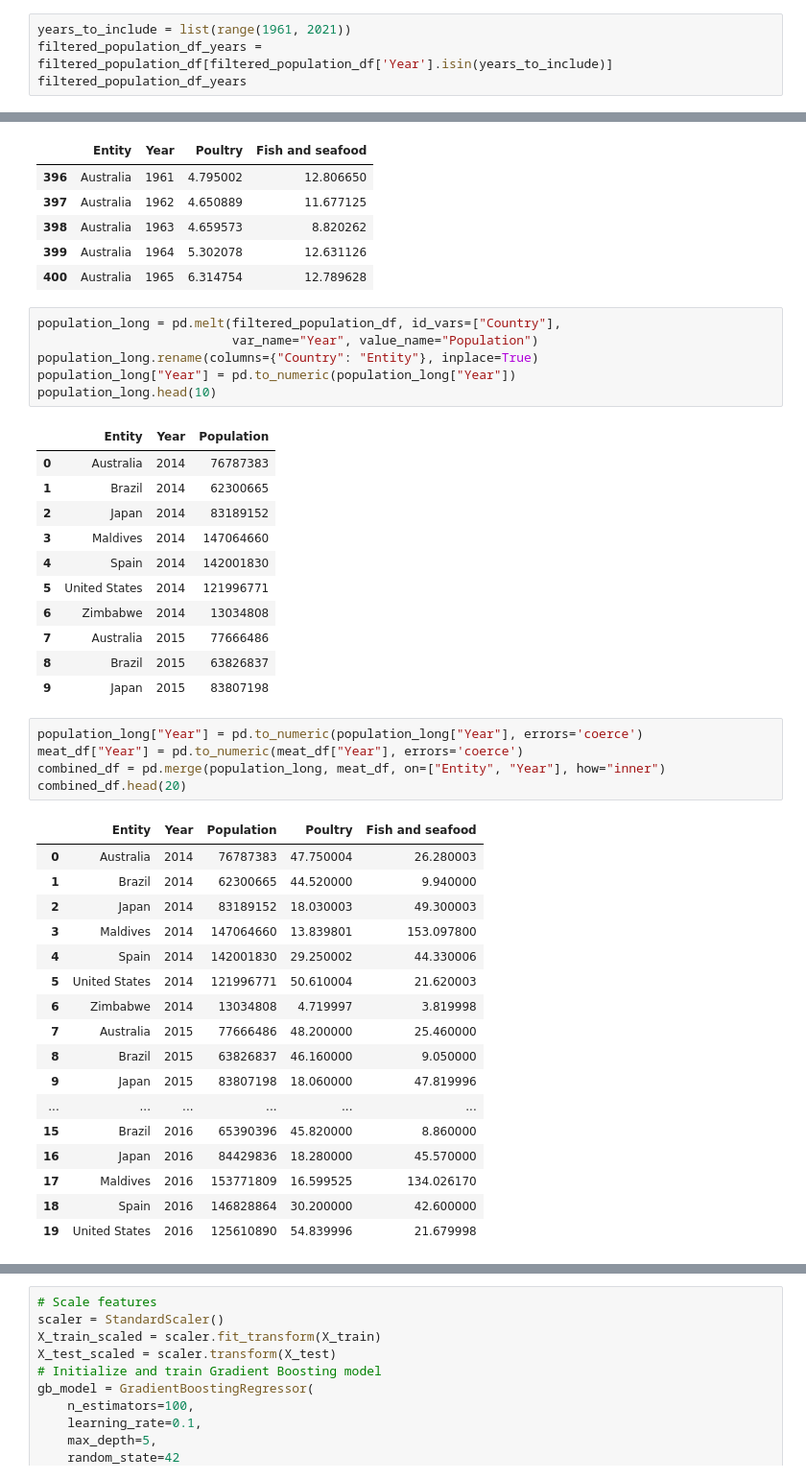
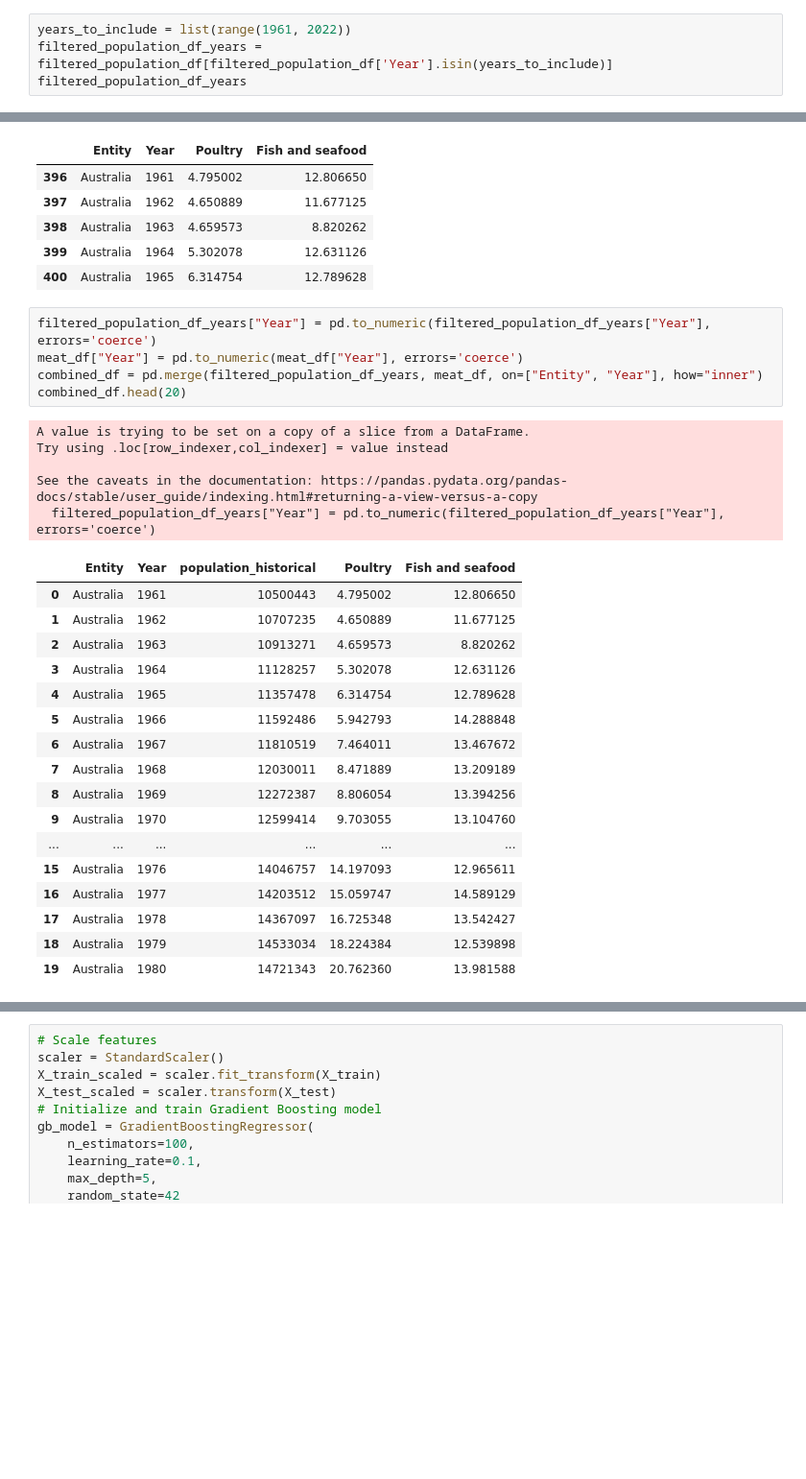
Before and after one commit to seccodingguy/Team1---Project2, a Jupyter notebook: Team2Project.ipynb, the cells around one changed output, grey strips where cells are left out. Shown at 96% size. Cells and saved outputs as stored; diff of their text form; blank space fills up the shorter version.

```diff
--- a/Team2Project.ipynb
+++ b/Team2Project.ipynb
@@ -54,7 +54,7 @@ print(filtered_population_df)
 
 [1790 rows x 3 columns]
 # %%
-years_to_include = list(range(1961, 2021))
+years_to_include = list(range(1961, 2022))
 filtered_population_df_years = filtered_population_df[filtered_population_df['Year'].isin(years_to_include)]
 filtered_population_df_years
 # %% [output]
@@ -82,47 +82,34 @@ meat_df.head()
 | 398 | Australia | 1963 | 4.659573 | 8.820262 |
 | 399 | Australia | 1964 | 5.302078 | 12.631126 |
 | 400 | Australia | 1965 | 6.314754 | 12.789628 |
-# %%
-population_long = pd.melt(filtered_population_df, id_vars=["Country"],
-                          var_name="Year", value_name="Population")
-population_long.rename(columns={"Country": "Entity"}, inplace=True)
-population_long["Year"] = pd.to_numeric(population_long["Year"])
-population_long.head(10)
-# %% [output]
-|  | Entity | Year | Population |
-| 0 | Australia | 2014 | 76787383 |
-| 1 | Brazil | 2014 | 62300665 |
-| 2 | Japan | 2014 | 83189152 |
-| 3 | Maldives | 2014 | 147064660 |
-| 4 | Spain | 2014 | 142001830 |
-| 5 | United States | 2014 | 121996771 |
-| 6 | Zimbabwe | 2014 | 13034808 |
-| 7 | Australia | 2015 | 77666486 |
-| 8 | Brazil | 2015 | 63826837 |
-| 9 | Japan | 2015 | 83807198 |
 # %%
-population_long["Year"] = pd.to_numeric(population_long["Year"], errors='coerce')
+filtered_population_df_years["Year"] = pd.to_numeric(filtered_population_df_years["Year"], errors='coerce')
 meat_df["Year"] = pd.to_numeric(meat_df["Year"], errors='coerce')
-combined_df = pd.merge(population_long, meat_df, on=["Entity", "Year"], how="inner")
+combined_df = pd.merge(filtered_population_df_years, meat_df, on=["Entity", "Year"], how="inner")
 combined_df.head(20)
 # %% [output]
+A value is trying to be set on a copy of a slice from a DataFrame.
+Try using .loc[row_indexer,col_indexer] = value instead
+
+See the caveats in the documentation: https://pandas.pydata.org/pandas-docs/stable/user_guide/indexing.html#returning-a-view-versus-a-copy
+  filtered_population_df_years["Year"] = pd.to_numeric(filtered_population_df_years["Year"], errors='coerce')
-|  | Entity | Year | Population | Poultry | Fish and seafood |
-| 0 | Australia | 2014 | 76787383 | 47.750004 | 26.280003 |
-| 1 | Brazil | 2014 | 62300665 | 44.520000 | 9.940000 |
-| 2 | Japan | 2014 | 83189152 | 18.030003 | 49.300003 |
-| 3 | Maldives | 2014 | 147064660 | 13.839801 | 153.097800 |
-| 4 | Spain | 2014 | 142001830 | 29.250002 | 44.330006 |
-| 5 | United States | 2014 | 121996771 | 50.610004 | 21.620003 |
-| 6 | Zimbabwe | 2014 | 13034808 | 4.719997 | 3.819998 |
-| 7 | Australia | 2015 | 77666486 | 48.200000 | 25.460000 |
-| 8 | Brazil | 2015 | 63826837 | 46.160000 | 9.050000 |
-| 9 | Japan | 2015 | 83807198 | 18.060000 | 47.819996 |
+|  | Entity | Year | population_historical | Poultry | Fish and seafood |
+| 0 | Australia | 1961 | 10500443 | 4.795002 | 12.806650 |
+| 1 | Australia | 1962 | 10707235 | 4.650889 | 11.677125 |
+| 2 | Australia | 1963 | 10913271 | 4.659573 | 8.820262 |
+| 3 | Australia | 1964 | 11128257 | 5.302078 | 12.631126 |
+| 4 | Australia | 1965 | 11357478 | 6.314754 | 12.789628 |
+| 5 | Australia | 1966 | 11592486 | 5.942793 | 14.288848 |
+| 6 | Australia | 1967 | 11810519 | 7.464011 | 13.467672 |
+| 7 | Australia | 1968 | 12030011 | 8.471889 | 13.209189 |
+| 8 | Australia | 1969 | 12272387 | 8.806054 | 13.394256 |
+| 9 | Australia | 1970 | 12599414 | 9.703055 | 13.104760 |
 | ... | ... | ... | ... | ... | ... |
-| 15 | Brazil | 2016 | 65390396 | 45.820000 | 8.860000 |
-| 16 | Japan | 2016 | 84429836 | 18.280000 | 45.570000 |
-| 17 | Maldives | 2016 | 153771809 | 16.599525 | 134.026170 |
-| 18 | Spain | 2016 | 146828864 | 30.200000 | 42.600000 |
-| 19 | United States | 2016 | 125610890 | 54.839996 | 21.679998 |
+| 15 | Australia | 1976 | 14046757 | 14.197093 | 12.965611 |
+| 16 | Australia | 1977 | 14203512 | 15.059747 | 14.589129 |
+| 17 | Australia | 1978 | 14367097 | 16.725348 | 13.542427 |
+| 18 | Australia | 1979 | 14533034 | 18.224384 | 12.539898 |
+| 19 | Australia | 1980 | 14721343 | 20.762360 | 13.981588 |
 # %%
 combined_df = slice_by_country(['United States', 'Brazil', 'Austrailia', 'Spain', 'Zimbabwe', 'Maldives', 'Japan'],'Entity',combined_df)
 combined_df = map_countries_to_numeric({'United States':1, 'Brazil':2, 'Austrailia':3, 'Spain':4, 'Zimbabwe':5, 'Maldives':6, 'Japan':7},'Entity','country_index',combined_df)
```
Also changed, not shown: parts of 12 cells of this notebook.
